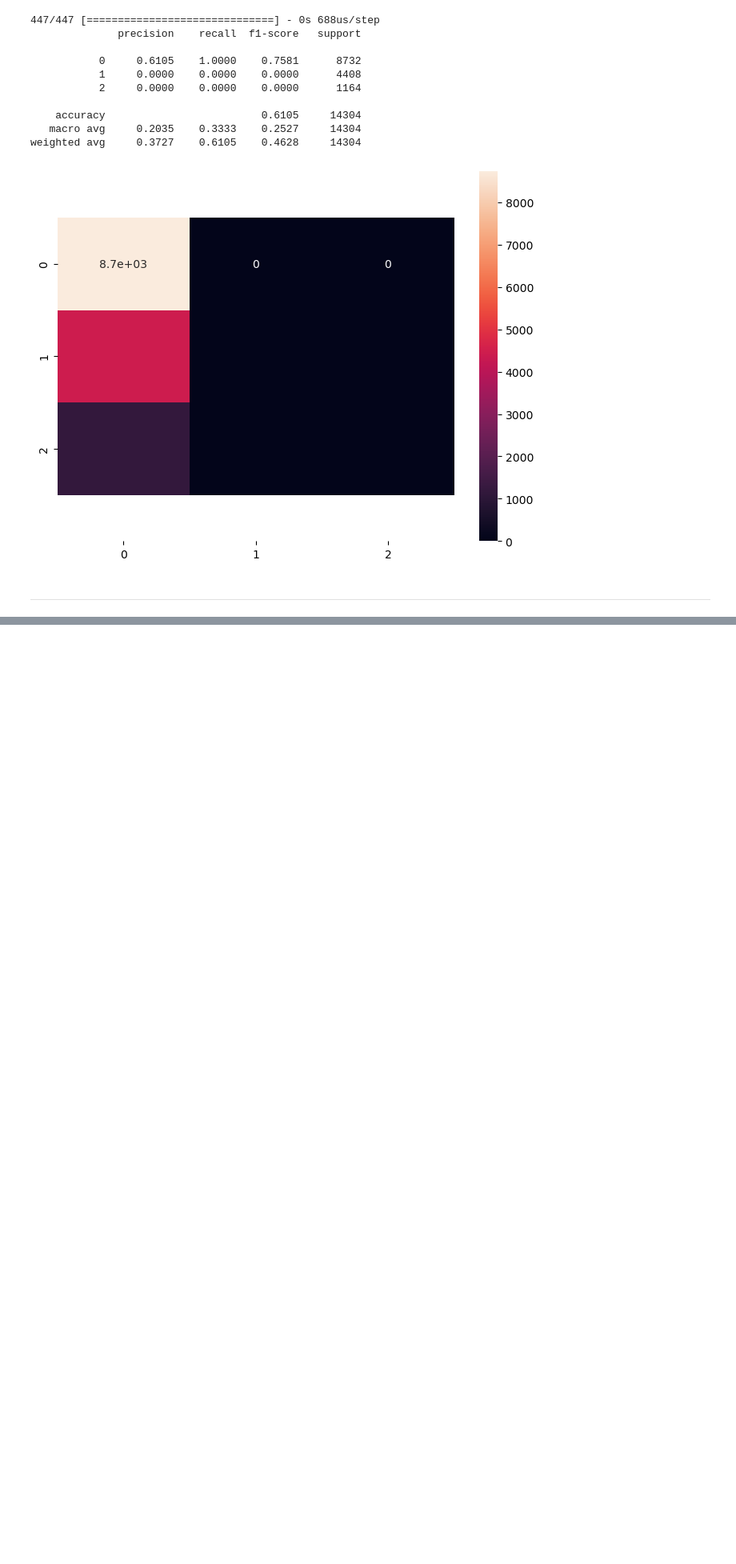
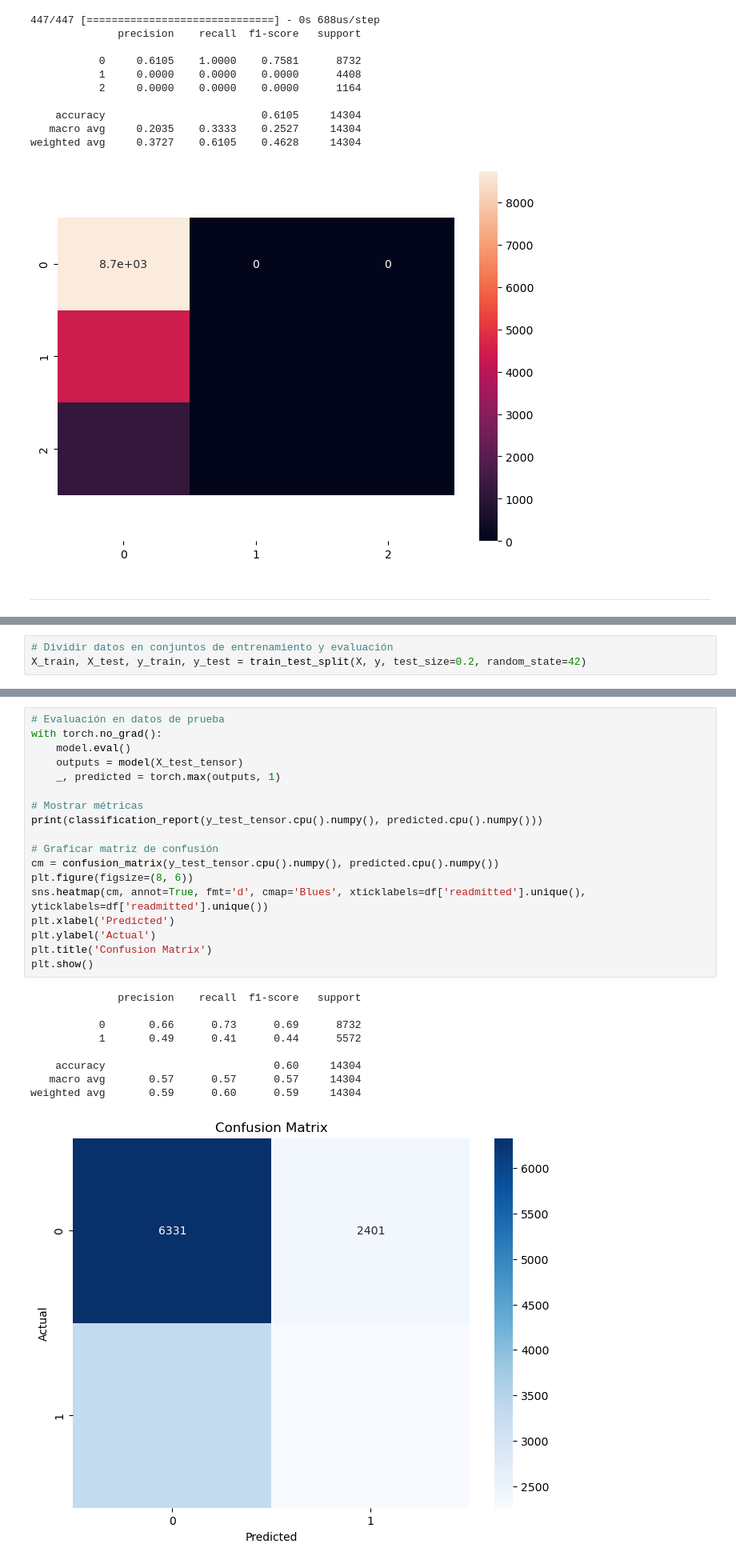
Before and after one commit to Galo0000/Nocountry_proyect_01, a Jupyter notebook: ML_test.ipynb, the cells around one changed output, grey strips where cells are left out. Shown at 80% size. Drawn from its saved outputs; the diff is of its cells as text; blank space fills up the shorter version.

```diff
--- a/ML_test.ipynb
+++ b/ML_test.ipynb
@@ -342,0 +368,3 @@ torch.save(best_model.state_dict(), 'mejor_modelo.pth')
+# %%
+# Dividir datos en conjuntos de entrenamiento y evaluación
+X_train, X_test, y_train, y_test = train_test_split(X, y, test_size=0.2, random_state=42)
@@ -342,0 +438,28 @@ torch.save(best_model.state_dict(), 'mejor_modelo.pth')
+# %%
+# Evaluación en datos de prueba
+with torch.no_grad():
+    model.eval()
+    outputs = model(X_test_tensor)
+    _, predicted = torch.max(outputs, 1)
+
+# Mostrar métricas
+print(classification_report(y_test_tensor.cpu().numpy(), predicted.cpu().numpy()))
+
+# Graficar matriz de confusión
+cm = confusion_matrix(y_test_tensor.cpu().numpy(), predicted.cpu().numpy())
+plt.figure(figsize=(8, 6))
+sns.heatmap(cm, annot=True, fmt='d', cmap='Blues', xticklabels=df['readmitted'].unique(), yticklabels=df['readmitted'].unique())
+plt.xlabel('Predicted')
+plt.ylabel('Actual')
+plt.title('Confusion Matrix')
+plt.show()
+# %% [output]
+              precision    recall  f1-score   support
+
+           0       0.66      0.73      0.69      8732
+           1       0.49      0.41      0.44      5572
+
+    accuracy                           0.60     14304
+   macro avg       0.57      0.57      0.57     14304
+weighted avg       0.59      0.60      0.59     14304
+[figure, added]
```
Also changed, not shown: parts of 14 cells of this notebook, 6 other files.
